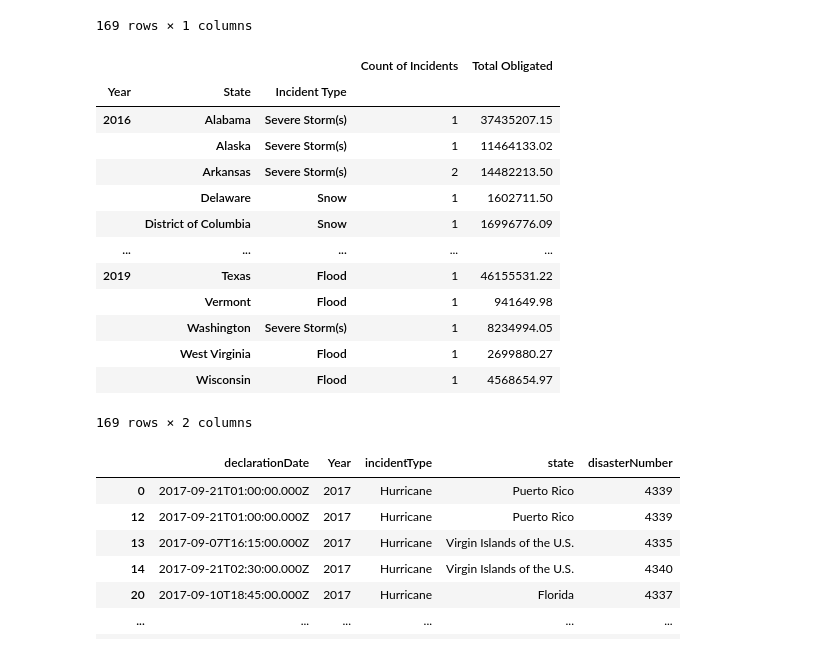
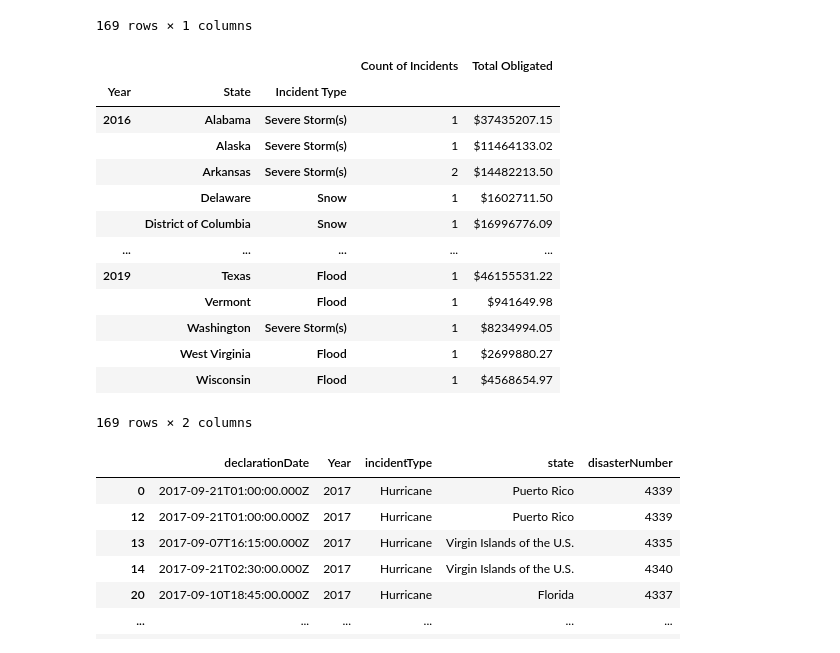
Before and after one commit to ryanwinn33/project2, a Jupyter notebook: Cleaning_PAS.ipynb, the cells around one changed output. Cells and saved outputs as stored; diff of their text form; code cells hidden in the pictures.

```diff
--- a/Cleaning_PAS.ipynb
+++ b/Cleaning_PAS.ipynb
@@ -171,21 +171,24 @@ totalObligated
 # %%
 #Merge total obligated table aand disaster count table broken down by year
 mergeYear = pd.concat([countDisaster, totalObligated], axis=1, sort=False)
+
+#Format column with currency
+mergeYear["Total Obligated"] = mergeYear["Total Obligated"].map("${:.2f}".format)
 mergeYear
 # %% [output]
 |  |  |  | Count of Incidents | Total Obligated |
 | Year | State | Incident Type |  |  |
-| 2016 | Alabama | Severe Storm(s) | 1 | 37435207.15 |
-|  | Alaska | Severe Storm(s) | 1 | 11464133.02 |
-|  | Arkansas | Severe Storm(s) | 2 | 14482213.50 |
-|  | Delaware | Snow | 1 | 1602711.50 |
-|  | District of Columbia | Snow | 1 | 16996776.09 |
+| 2016 | Alabama | Severe Storm(s) | 1 | $37435207.15 |
+|  | Alaska | Severe Storm(s) | 1 | $11464133.02 |
+|  | Arkansas | Severe Storm(s) | 2 | $14482213.50 |
+|  | Delaware | Snow | 1 | $1602711.50 |
+|  | District of Columbia | Snow | 1 | $16996776.09 |
 | ... | ... | ... | ... | ... |
-| 2019 | Texas | Flood | 1 | 46155531.22 |
-|  | Vermont | Flood | 1 | 941649.98 |
-|  | Washington | Severe Storm(s) | 1 | 8234994.05 |
-|  | West Virginia | Flood | 1 | 2699880.27 |
-|  | Wisconsin | Flood | 1 | 4568654.97 |
+| 2019 | Texas | Flood | 1 | $46155531.22 |
+|  | Vermont | Flood | 1 | $941649.98 |
+|  | Washington | Severe Storm(s) | 1 | $8234994.05 |
+|  | West Virginia | Flood | 1 | $2699880.27 |
+|  | Wisconsin | Flood | 1 | $4568654.97 |
 169 rows × 2 columns
 # %%
 #months incidents occured
```
Also changed, not shown: parts of 2 cells of this notebook, 2 other files.
